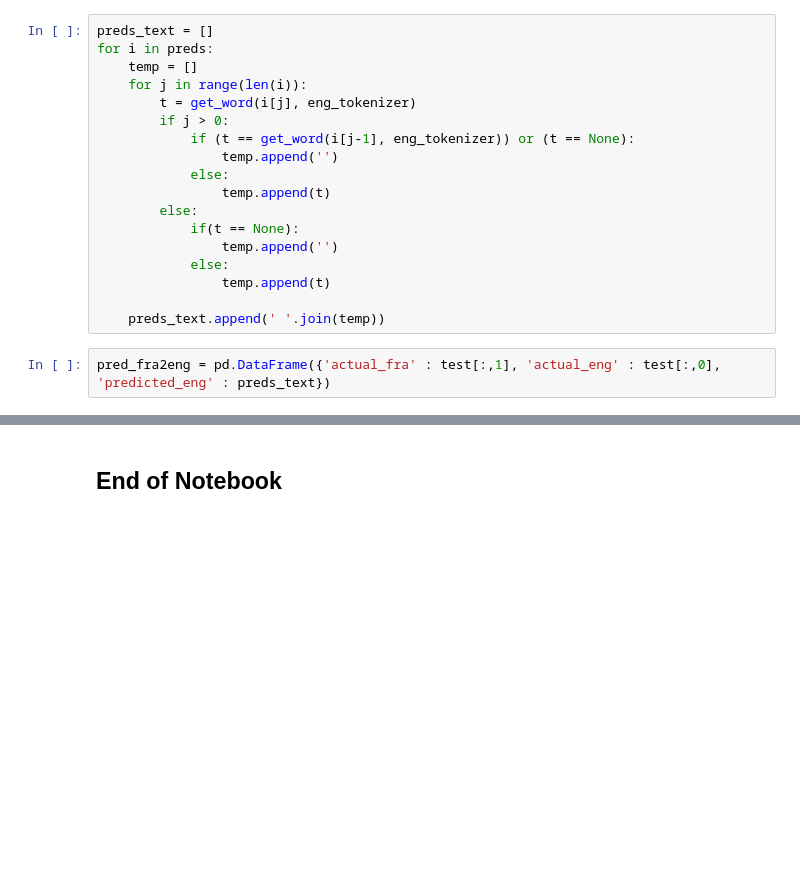
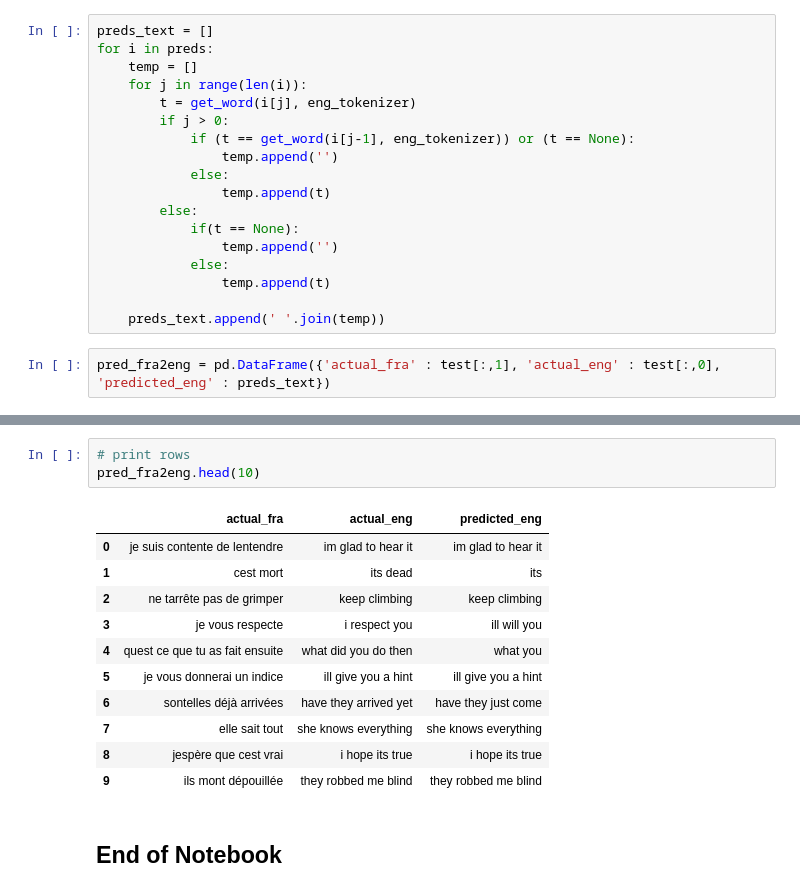
Before and after one commit to tongsantan/Text-Data-Translation, a Jupyter notebook: notebook/Text_translation.ipynb, the cells around one changed output, grey strips where cells are left out. Saved outputs shown, nothing was run; the diff lists cells and outputs as text; blank space fills up the shorter version.

```diff
--- a/notebook/Text_translation.ipynb
+++ b/notebook/Text_translation.ipynb
@@ -592,2 +284,17 @@ df_ch2en_filtered
+# %%
+# print rows
+pred_fra2eng.head(10)
+# %% [output]
+|  | actual_fra | actual_eng | predicted_eng |
+| 0 | je suis contente de lentendre | im glad to hear it | im glad to hear it |
+| 1 | cest mort | its dead | its |
+| 2 | ne tarrête pas de grimper | keep climbing | keep climbing |
+| 3 | je vous respecte | i respect you | ill will you |
+| 4 | quest ce que tu as fait ensuite | what did you do then | what you |
+| 5 | je vous donnerai un indice | ill give you a hint | ill give you a hint |
+| 6 | sontelles déjà arrivées | have they arrived yet | have they just come |
+| 7 | elle sait tout | she knows everything | she knows everything |
+| 8 | jespère que cest vrai | i hope its true | i hope its true |
+| 9 | ils mont dépouillée | they robbed me blind | they robbed me blind |
 # %% [markdown]
 ## End of Notebook
```
Also changed, not shown: parts of 48 cells of this notebook.
